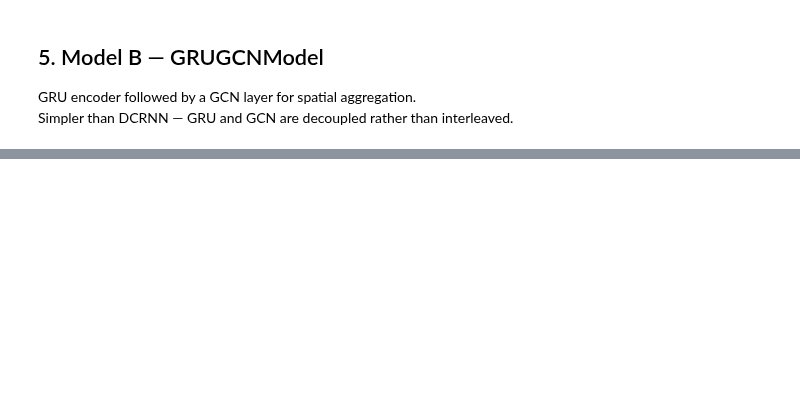
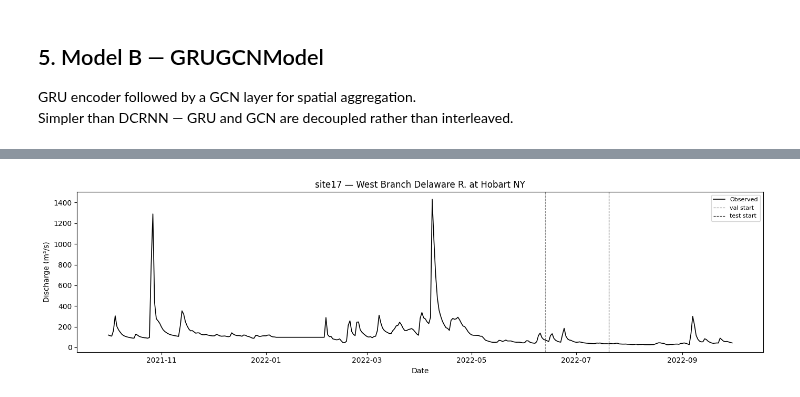
Before and after one commit to LouisaPawusch/CEE520-StreamflowGraphLearning, a Jupyter notebook: src/03_TorchSpatiotemporal/model_comparison.ipynb, the cells around one changed output, grey strips where cells are left out. Drawn from its saved outputs; the diff is of its cells as text; code cells hidden in the pictures; blank space fills up the shorter version.

```diff
--- a/src/03_TorchSpatiotemporal/model_comparison.ipynb
+++ b/src/03_TorchSpatiotemporal/model_comparison.ipynb
@@ -710,0 +556,24 @@ plot_outlet(all_forecasts)
+# %%
+NODE = 17
+NODE_NAME = 'site17 — West Branch Delaware R. at Hobart NY'
+
+fig, ax = plt.subplots(figsize=(14, 4))
+
+# Full observed water year
+ax.plot(target.index, target[f'site{NODE}'],
+      color='black', linewidth=1.2, label='Observed', zorder=3)
+
+val_start  = target.index[int(len(target) * 0.70)]
+test_start = target.index[int(len(target) * 0.80)]
+ax.axvline(val_start,  color='grey',  linestyle='--', linewidth=0.8, label='val start')
+ax.axvline(test_start, color='black', linestyle='--', linewidth=0.8, label='test start')
+
+ax.set_title(NODE_NAME)
+ax.set_ylabel('Discharge (m³/s)')
+ax.set_xlabel('Date')
+ax.legend(loc='upper right', fontsize=8)
+plt.tight_layout()
+plt.savefig('figures/hydrograph_site17_full_wy.png', dpi=300)
+plt.show()
+# %% [output]
+[figure, added]
```
Also changed, not shown: parts of 16 cells of this notebook.
